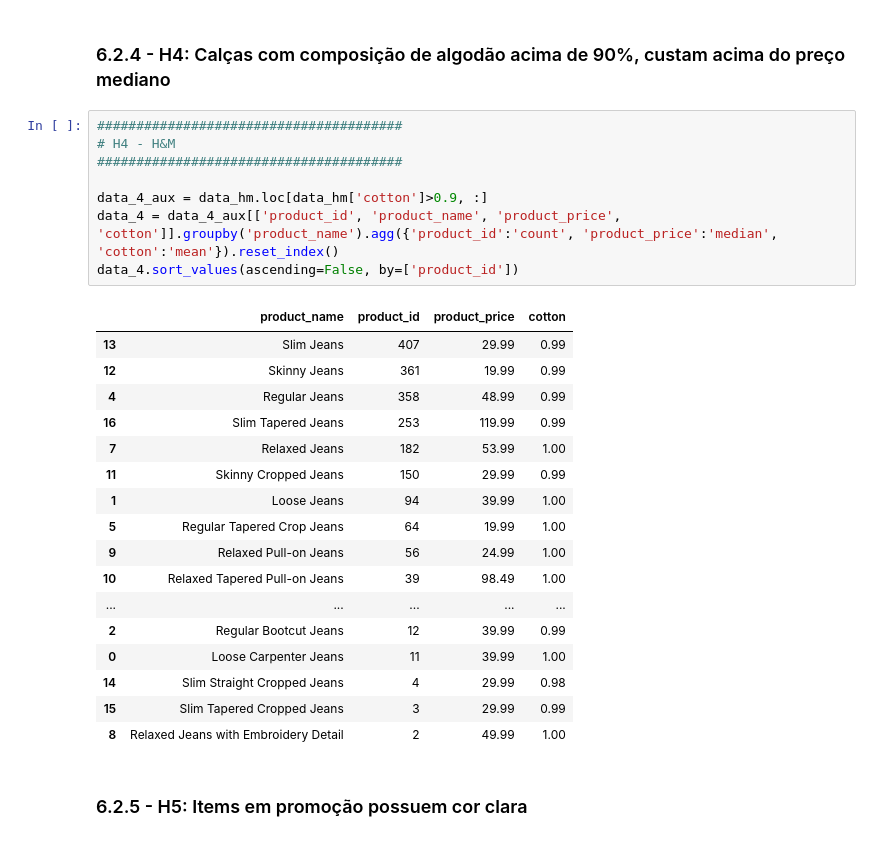
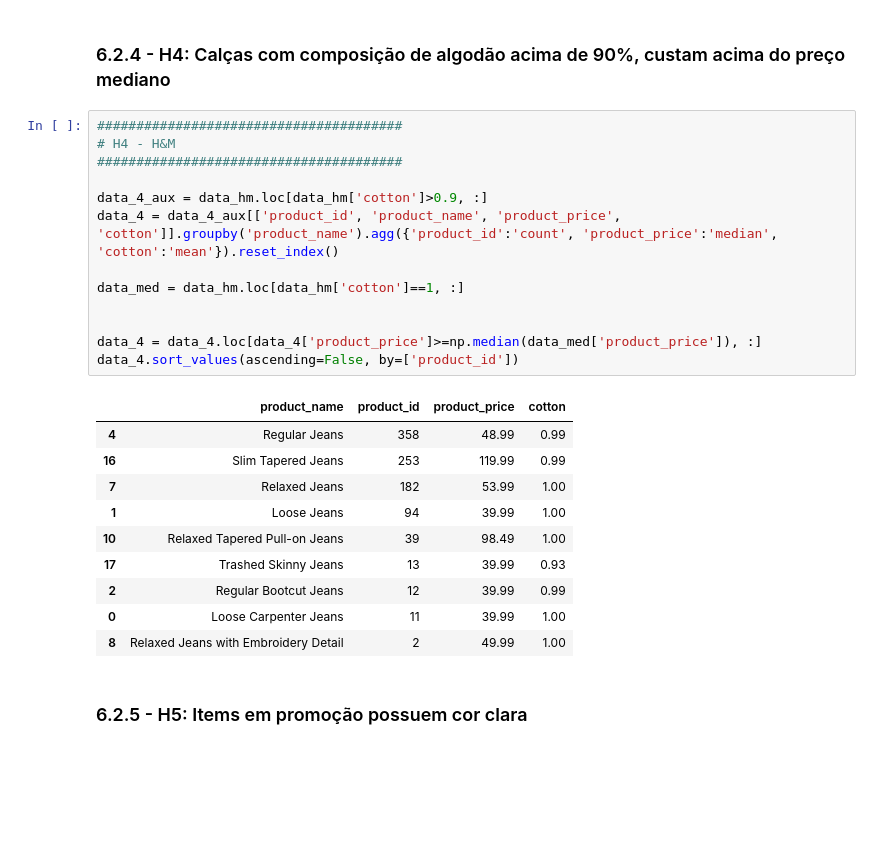
Before and after one commit to Mat004/Web-Scraping-Star-Jeans, a Jupyter notebook: p02_webscraping.ipynb, the cells around one changed output. Saved outputs shown, nothing was run; the diff lists cells and outputs as text; blank space fills up the shorter version.

```diff
--- a/p02_webscraping.ipynb
+++ b/p02_webscraping.ipynb
@@ -767,28 +767,26 @@ A mediana dos total dos preços é de: 89.00
 # %%
 #######################################
 # H4 - H&M
 #######################################
 
 data_4_aux = data_hm.loc[data_hm['cotton']>0.9, :]
 data_4 = data_4_aux[['product_id', 'product_name', 'product_price', 'cotton']].groupby('product_name').agg({'product_id':'count', 'product_price':'median', 'cotton':'mean'}).reset_index()
+
+data_med = data_hm.loc[data_hm['cotton']==1, :]
+
+
+data_4 = data_4.loc[data_4['product_price']>=np.median(data_med['product_price']), :]
 data_4.sort_values(ascending=False, by=['product_id'])
 # %% [output]
 |  | product_name | product_id | product_price | cotton |
-| 13 | Slim Jeans | 407 | 29.99 | 0.99 |
-| 12 | Skinny Jeans | 361 | 19.99 | 0.99 |
 | 4 | Regular Jeans | 358 | 48.99 | 0.99 |
 | 16 | Slim Tapered Jeans | 253 | 119.99 | 0.99 |
 | 7 | Relaxed Jeans | 182 | 53.99 | 1.00 |
-| 11 | Skinny Cropped Jeans | 150 | 29.99 | 0.99 |
 | 1 | Loose Jeans | 94 | 39.99 | 1.00 |
-| 5 | Regular Tapered Crop Jeans | 64 | 19.99 | 1.00 |
-| 9 | Relaxed Pull-on Jeans | 56 | 24.99 | 1.00 |
 | 10 | Relaxed Tapered Pull-on Jeans | 39 | 98.49 | 1.00 |
-| ... | ... | ... | ... | ... |
+| 17 | Trashed Skinny Jeans | 13 | 39.99 | 0.93 |
 | 2 | Regular Bootcut Jeans | 12 | 39.99 | 0.99 |
 | 0 | Loose Carpenter Jeans | 11 | 39.99 | 1.00 |
-| 14 | Slim Straight Cropped Jeans | 4 | 29.99 | 0.98 |
-| 15 | Slim Tapered Cropped Jeans | 3 | 29.99 | 0.99 |
 | 8 | Relaxed Jeans with Embroidery Detail | 2 | 49.99 | 1.00 |
 # %% [markdown]
 ### 6.2.5 - H5: Items em promoção possuem cor clara
```
